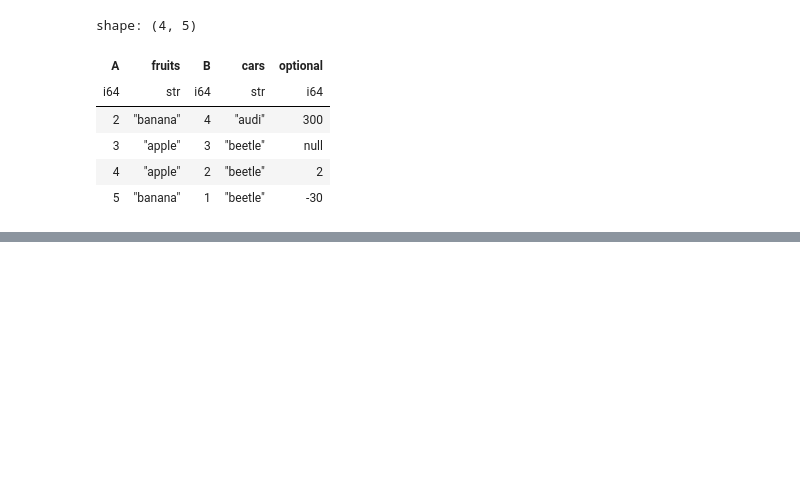
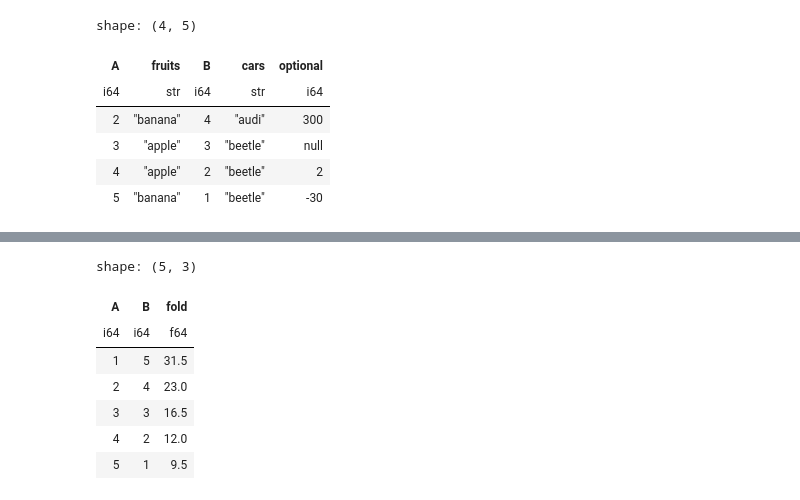
Before and after one commit to fernandomarca/pandas-polars-dataframes, a Jupyter notebook: polars-python.ipynb, the cells around one changed output, grey strips where cells are left out. Drawn from its saved outputs; the diff is of its cells as text; code cells hidden in the pictures; blank space fills up the shorter version.

```diff
--- a/polars.ipynb
+++ b/polars-python.ipynb
@@ -107,0 +153,15 @@ shape: (4, 5)
+# %%
+(df.select([
+    "A",
+    "B",
+    pl.fold(0, lambda a, b: a + b, [pl.col("A"), "B", pl.col("B")**2, pl.col("A") / 2.0]).alias("fold")
+]))
+# %% [output]
+shape: (5, 3)
+| A | B | fold |
+| i64 | i64 | f64 |
+| 1 | 5 | 31.5 |
+| 2 | 4 | 23.0 |
+| 3 | 3 | 16.5 |
+| 4 | 2 | 12.0 |
+| 5 | 1 | 9.5 |
```
Also changed, not shown: parts of 4 cells of this notebook, 8 other files.
